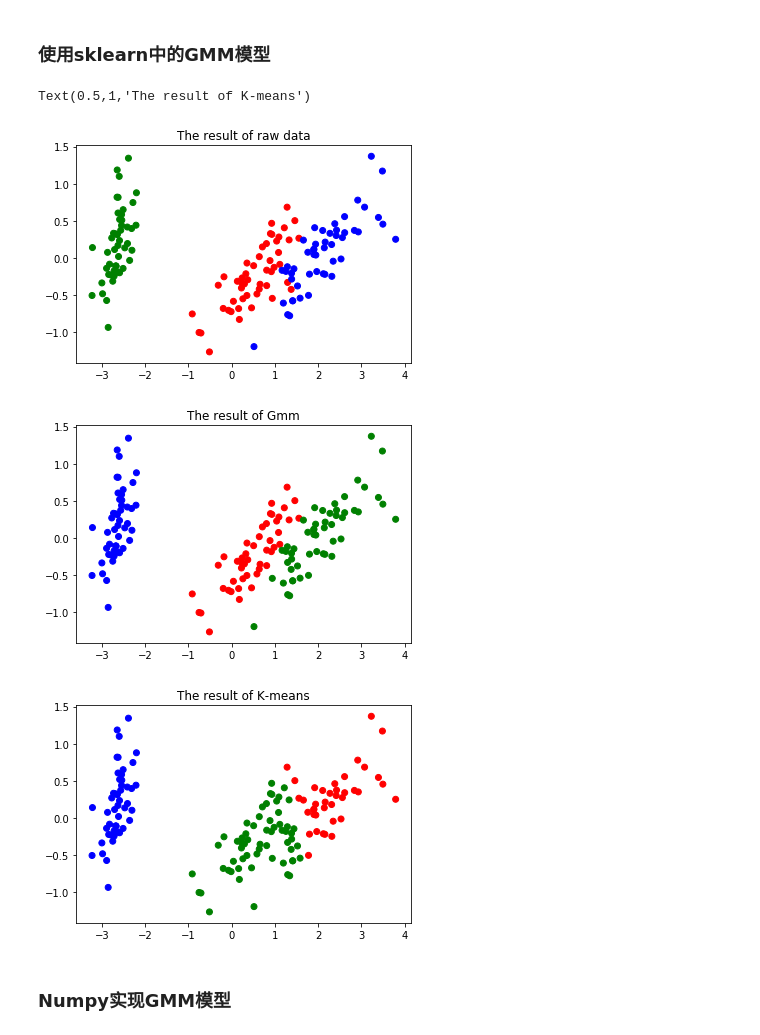
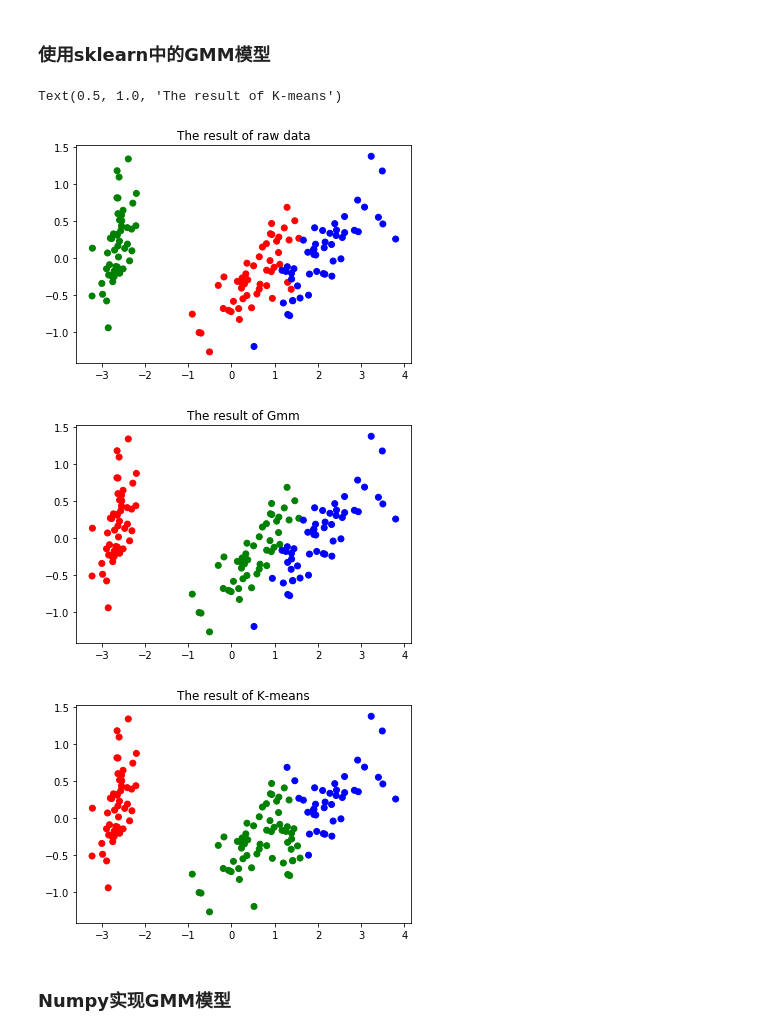
Before and after one commit to www5226448/Master-Machine-Learning, a Jupyter notebook: 2.Tree Model/3.Expectation-Maximization algorithm__GMM model.ipynb, the cells around one changed output. Cells and saved outputs as stored; diff of their text form; code cells hidden in the pictures.

```diff
--- a/2.Tree Model/3.Expectation-Maximization algorithm__GMM model.ipynb
+++ b/2.Tree Model/3.Expectation-Maximization algorithm__GMM model.ipynb
@@ -8,38 +8,39 @@ from sklearn.decomposition import PCA   #导入需要用到的方法
 from sklearn.cluster import KMeans
 import matplotlib.pyplot as plt
 %matplotlib inline
 
 X,y=load_iris().data,load_iris().target
 X=PCA(n_components=2).fit_transform(X)  #将元数据集的X降维至2维，方便可视化
 model=GaussianMixture(n_components=3)   #初始化模型，聚为三类
 model.fit(X)             #拟合模型
 gmm_pre=model.predict(X)   #使用模型预测
 
 k_means=KMeans(n_clusters=3).fit(X)
 k_means_pre=k_means.predict(X)
 
 color_dict={0:'green',1:'red',2:'blue'}
 colors=[color_dict[i] for i in y]      #将真实的y进行可视化
+
 plt.figure()
 plt.scatter(x=X[:,0],y=X[:,1],color=colors)
 plt.title('The result of raw data')
 
-color_dict={0:'red',1:'blue',2:'green'}
+
 colors=[color_dict[i] for i in gmm_pre]      #将GMM预测结果可视化
 plt.figure()
 plt.scatter(x=X[:,0],y=X[:,1],color=colors)
 plt.title('The result of Gmm')
 
-color_dict={0:'red',1:'blue',2:'green'}
+
 colors=[color_dict[i] for i in k_means_pre]      #将K-means预测结果可视化
 plt.figure()
 plt.scatter(x=X[:,0],y=X[:,1],color=colors)
 plt.title('The result of K-means')
 # %% [output]
-Text(0.5,1,'The result of K-means')
+Text(0.5, 1.0, 'The result of K-means')
 [figure]
-[figure, old version]
+[figure, new version]
-[figure, old version]
+[figure, new version]
 # %% [markdown]
 ### Numpy实现GMM模型
 # %%
```
Also changed, not shown: parts of 2 cells of this notebook.
